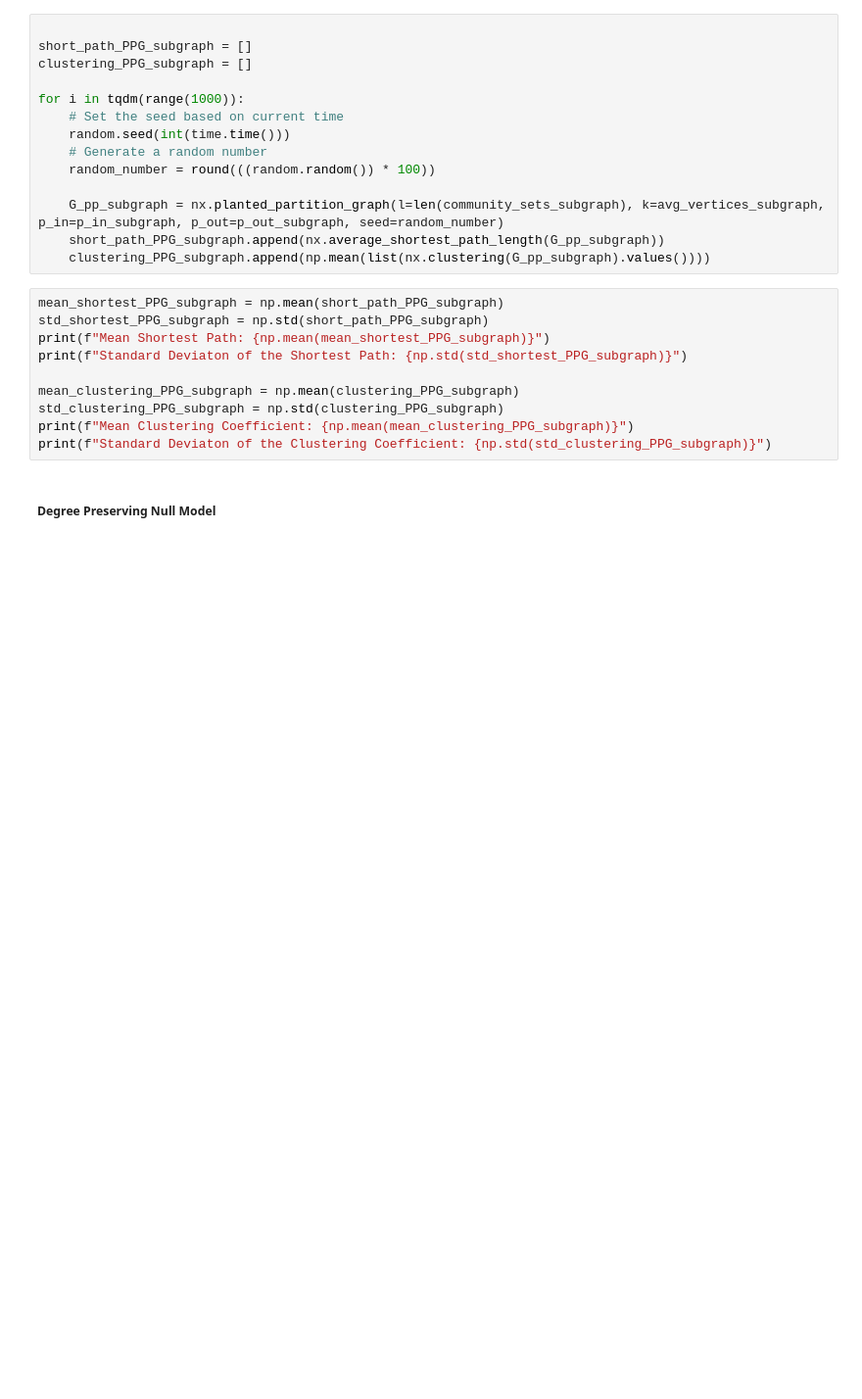
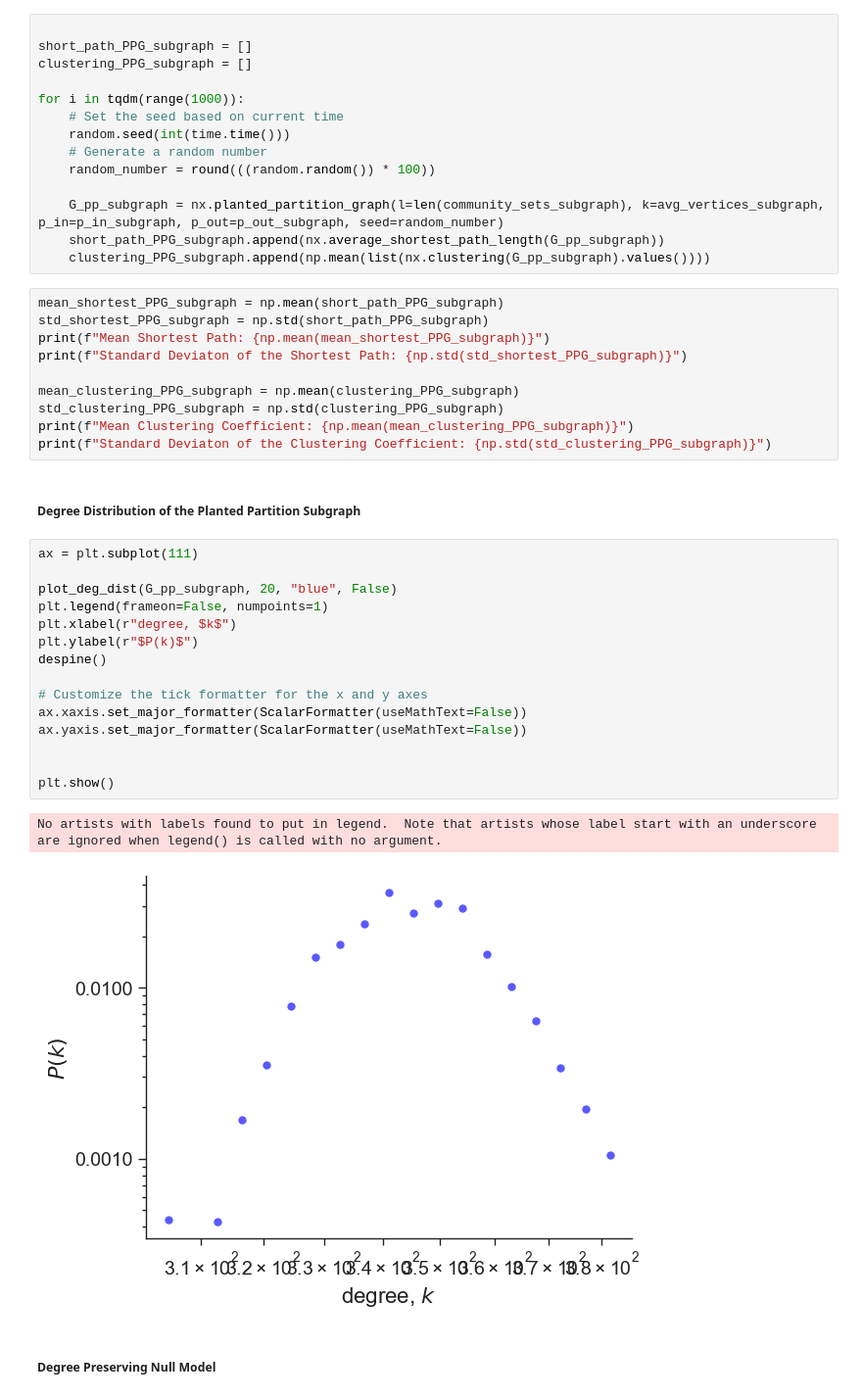
Before and after one commit to Joey-mi/CPSC572---Electron-Packages, a Jupyter notebook: Analysis/final_null_model_analysis.ipynb, the cells around one changed output. Shown: that part at 98% size. Drawn from its saved outputs; the diff is of its cells as text; blank space fills up the shorter version.

```diff
--- a/Analysis/final_null_model_analysis.ipynb
+++ b/Analysis/final_null_model_analysis.ipynb
@@ -479,6 +479,26 @@ mean_clustering_PPG_subgraph = np.mean(clustering_PPG_subgraph)
 std_clustering_PPG_subgraph = np.std(clustering_PPG_subgraph)
 print(f"Mean Clustering Coefficient: {np.mean(mean_clustering_PPG_subgraph)}")
 print(f"Standard Deviaton of the Clustering Coefficient: {np.std(std_clustering_PPG_subgraph)}")
+# %% [markdown]
+##### Degree Distribution of the Planted Partition Subgraph
+# %%
+ax = plt.subplot(111)
+
+plot_deg_dist(G_pp_subgraph, 20, "blue", False)
+plt.legend(frameon=False, numpoints=1)
+plt.xlabel(r"degree, $k$")
+plt.ylabel(r"$P(k)$")
+despine()
+
+# Customize the tick formatter for the x and y axes
+ax.xaxis.set_major_formatter(ScalarFormatter(useMathText=False))
+ax.yaxis.set_major_formatter(ScalarFormatter(useMathText=False))
+
+
+plt.show()
+# %% [output]
+No artists with labels found to put in legend.  Note that artists whose label start with an underscore are ignored when legend() is called with no argument.
+[figure, added]
 # %% [markdown]
 ##### Degree Preserving Null Model
 # %%
```
